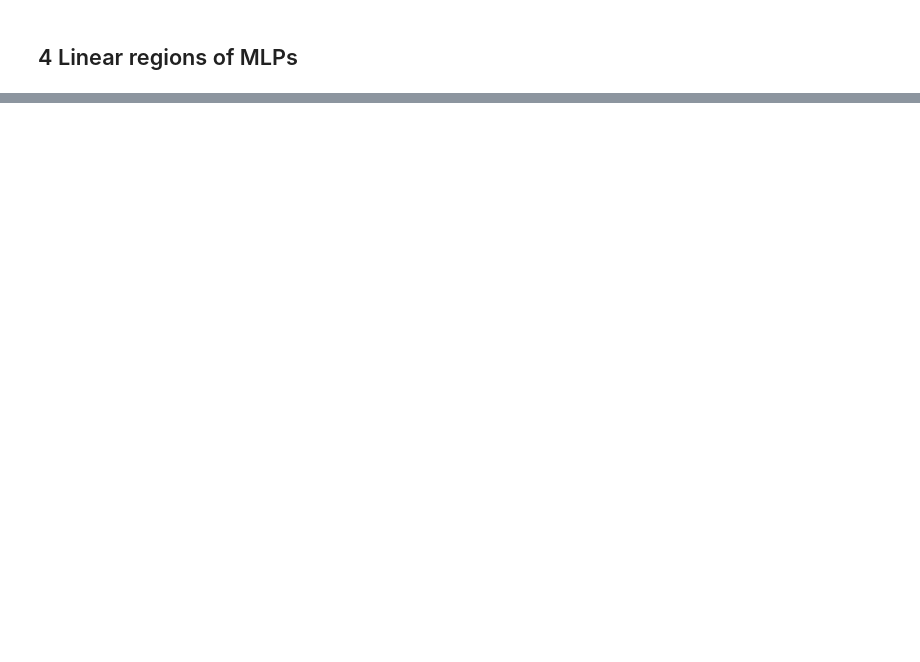
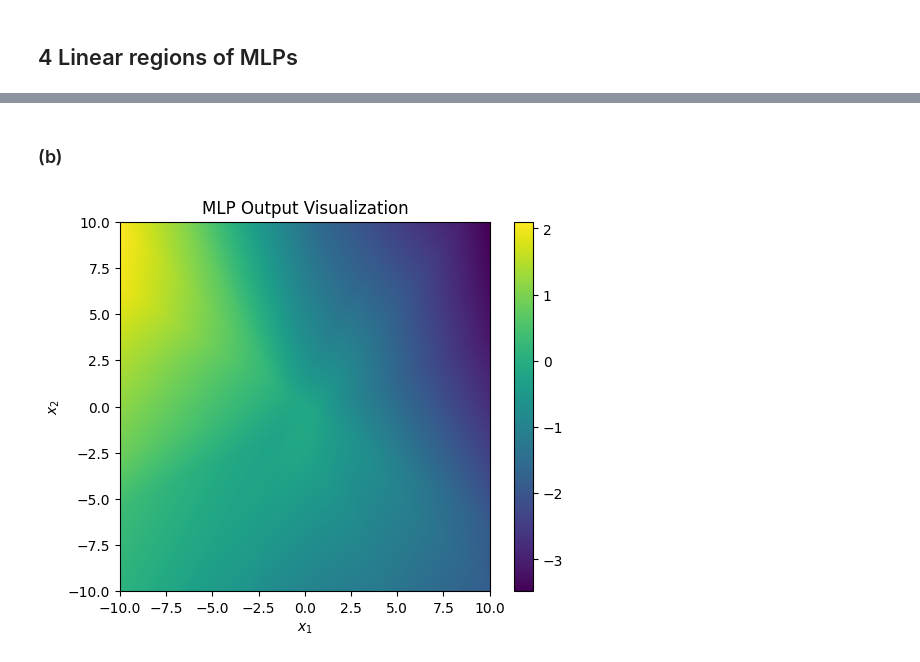
Before and after one commit to fungewiss/mlph-25w, a Jupyter notebook: sheet05/sheet05.ipynb, the cells around one changed output, grey strips where cells are left out. Drawn from its saved outputs; the diff is of its cells as text; code cells hidden in the pictures; blank space fills up the shorter version.

```diff
--- a/sheet05/sheet05.ipynb
+++ b/sheet05/sheet05.ipynb
@@ -168,0 +273,20 @@ Test set accuracy on neg_sp_en_trans: 99.60%
+# %% [markdown]
+### (b)
+# %%
+x1 = np.linspace(-10, 10, 500)
+x2 = np.linspace(-10, 10, 500)
+X1, X2 = np.meshgrid(x1, x2)
+
+inputs = np.vstack([X1.ravel(), X2.ravel()]).T
+inputs_tensor = t.tensor(inputs, dtype=t.float32)
+outputs = model(inputs_tensor).detach().numpy().reshape(500, 500)
+
+plt.imshow(outputs, extent=(-10, 10, -10, 10), origin='lower')
+plt.colorbar()
+plt.title('MLP Output Visualization')
+plt.xlabel('$x_1$')
+plt.ylabel('$x_2$')
+
+plt.show()
+# %% [output]
+[figure, added]
```
Also changed, not shown: parts of 24 cells of this notebook, 1 other file.
